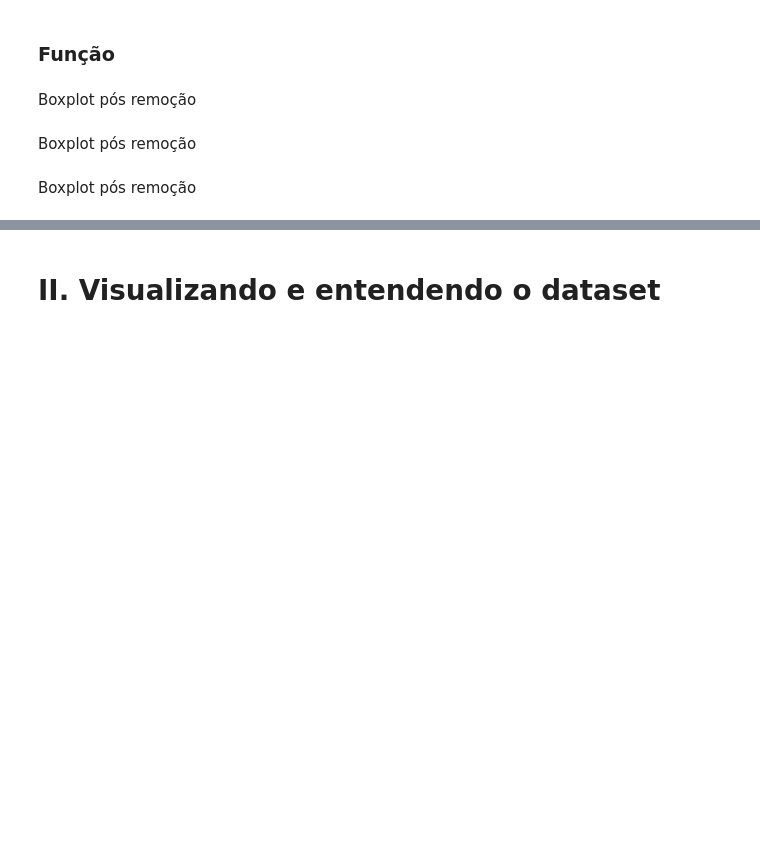
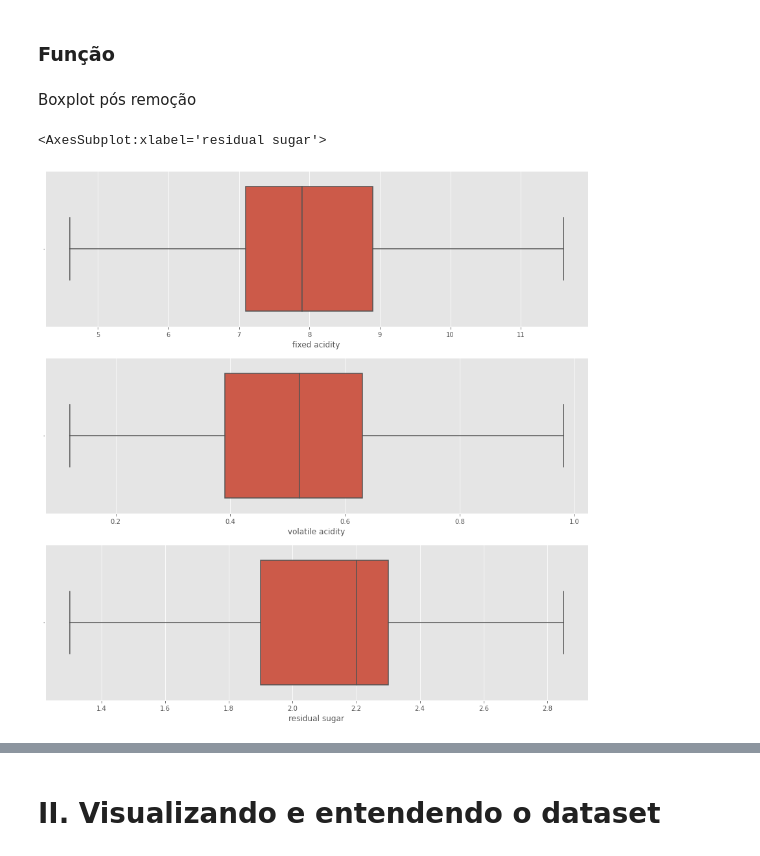
Before and after one commit to Motta99/Python, a Jupyter notebook: Machine Learning/vinhos.ipynb, the cells around one changed output, grey strips where cells are left out. Saved outputs shown, nothing was run; the diff lists cells and outputs as text; code cells hidden in the pictures; blank space fills up the shorter version.

```diff
--- a/Machine Learning/vinhos.ipynb
+++ b/Machine Learning/vinhos.ipynb
@@ -23,5 +23,5 @@ for dirname, _, filenames in os.walk('/kaggle/input'):
         print(os.path.join(dirname, filename))
 
 #Importando dataset
-df = pd.read_csv("../input/red-wine-quality-cortez-et-al-2009/winequality-red.csv")
+df = pd.read_csv("C:/Users/pedro.martins/OneDrive - Kestraa/25 do 12/Python Scripts/Machine Learning/Dados/winequality-red.csv")
 df.head()
@@ -54,12 +109,18 @@ def remove_outliers(dataframe, colunas):
         dataframe.loc[(dataframe[i] < limite_inferior) | (dataframe[i] > limite_superior), i] = mediana
 # %% [markdown]
 Boxplot pós remoção
+# %%
+columns = df.columns.drop('quality')
 # %%
 for i in range(5):
     remove_outliers(df, columns)
 
 fig, a = plt.subplots(3, figsize=(15,15))
 
-sns.boxplot(x= df["fixed acidity"], ax = a[0], color="Blue")
-sns.boxplot(x= df["volatile acidity"], ax = a[1], color="Blue")
-sns.boxplot(x= df["residual sugar"], ax = a[2], color="Blue")
+
+sns.boxplot(x= df["fixed acidity"], ax = a[0])
+sns.boxplot(x= df["volatile acidity"], ax = a[1])
+sns.boxplot(x= df["residual sugar"], ax = a[2])
+# %% [output]
+<AxesSubplot:xlabel='residual sugar'>
+[figure, added]
@@ -72,2 +126,0 @@ for i in range(4):
-# %% [markdown]
-Boxplot pós remoção
@@ -80,2 +126,0 @@ for i in range(3):
-# %% [markdown]
-Boxplot pós remoção
```
Also changed, not shown: parts of 24 cells of this notebook.
